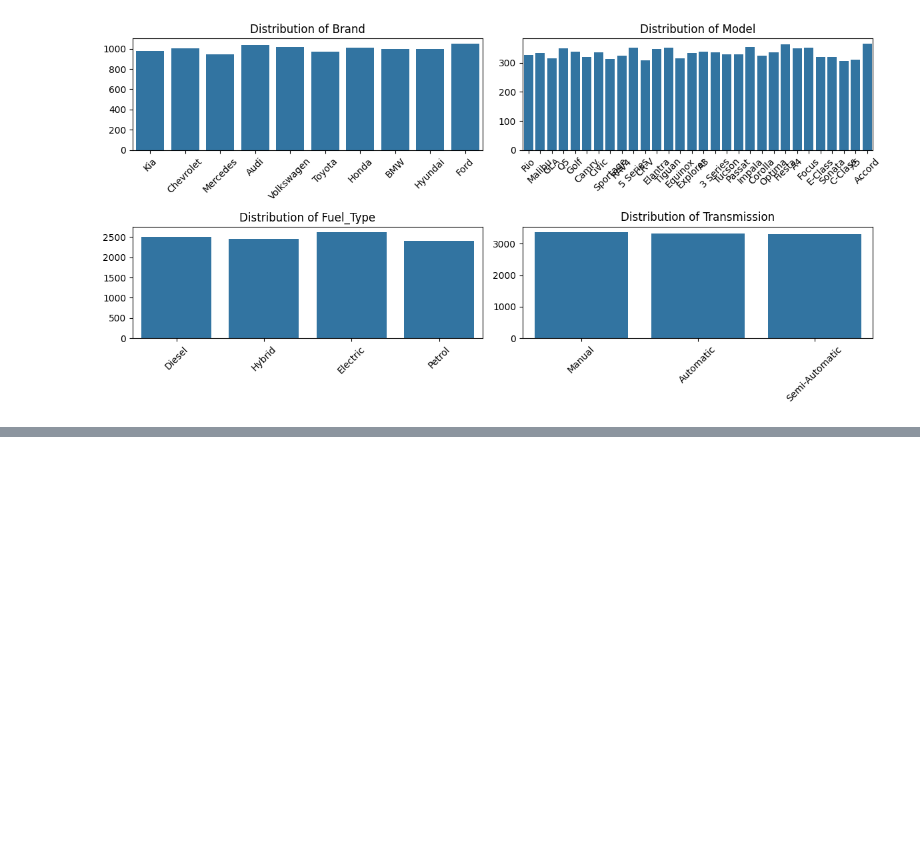
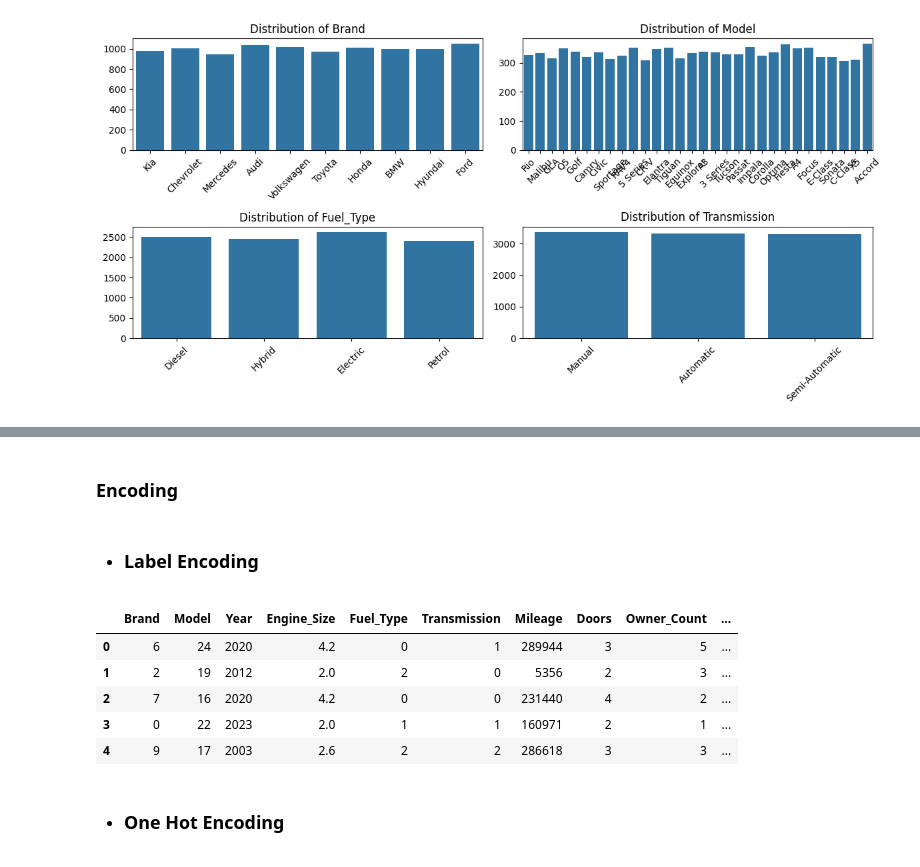
Before and after one commit to JayaWinata/Car-Price-Prediction-MLFLOW, a Jupyter notebook: car_price_prediction_script.ipynb, the cells around one changed output, grey strips where cells are left out. Cells and saved outputs as stored; diff of their text form; code cells hidden in the pictures; blank space fills up the shorter version.

```diff
--- a/car_price_prediction_script.ipynb
+++ b/car_price_prediction_script.ipynb
@@ -103,0 +135,2 @@ plt.show()
+# %%
+categorical_cols = df.select_dtypes(include='object').columns
@@ -103,0 +139,21 @@ plt.show()
+# %% [markdown]
+### Encoding
+# %% [markdown]
+- ### Label Encoding
+# %%
+df_v1 = df.copy()
+# %%
+le = LabelEncoder()
+for i in categorical_cols:
+    df_v1[i] = le.fit_transform(df_v1[i])
+# %%
+df_v1.head()
+# %% [output]
+|  | Brand | Model | Year | Engine_Size | Fuel_Type | Transmission | Mileage | Doors | Owner_Count | ... |
+| 0 | 6 | 24 | 2020 | 4.2 | 0 | 1 | 289944 | 3 | 5 | ... |
+| 1 | 2 | 19 | 2012 | 2.0 | 2 | 0 | 5356 | 2 | 3 | ... |
+| 2 | 7 | 16 | 2020 | 4.2 | 0 | 0 | 231440 | 4 | 2 | ... |
+| 3 | 0 | 22 | 2023 | 2.0 | 1 | 1 | 160971 | 2 | 1 | ... |
+| 4 | 9 | 17 | 2003 | 2.6 | 2 | 2 | 286618 | 3 | 3 | ... |
+# %% [markdown]
+- ### One Hot Encoding
```
Also changed, not shown: parts of 35 cells of this notebook, 1 other file.
